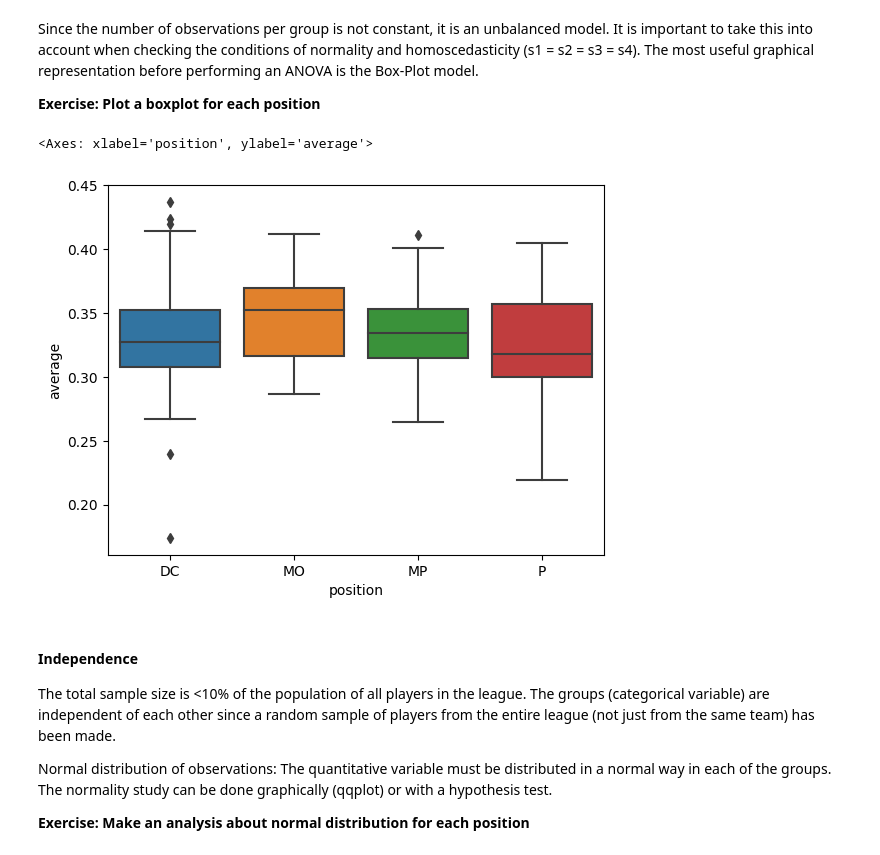
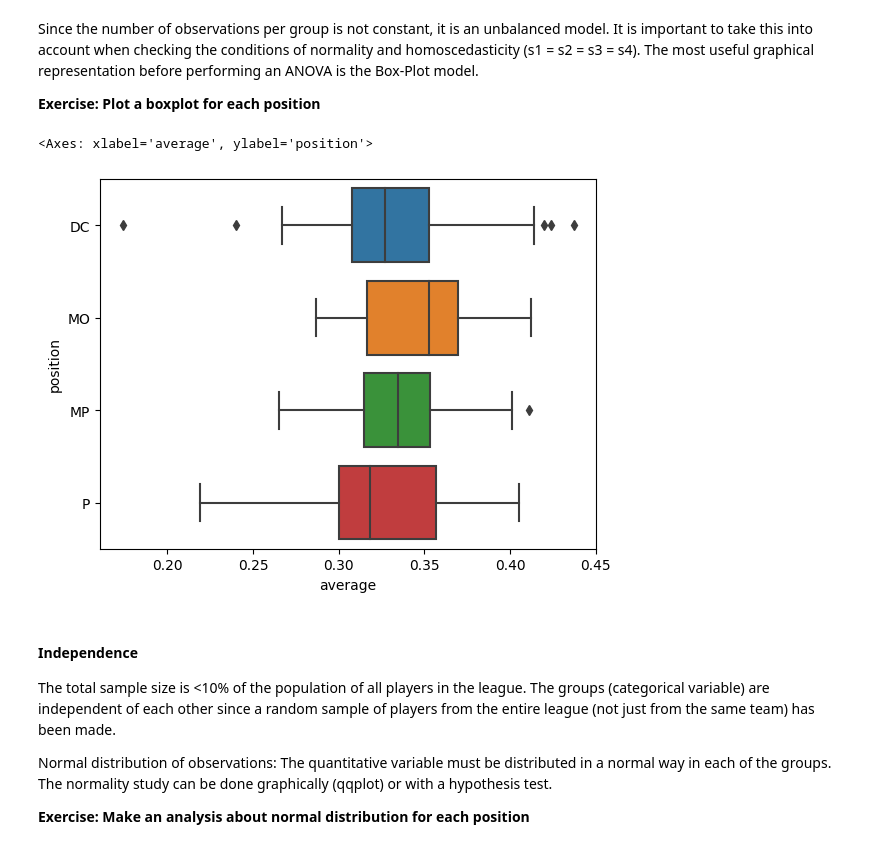
Before and after one commit to 4GeeksAcademy/gustavolima-hypothesis-testing-exercises-project-with-python, a Jupyter notebook: notebook/problems.ipynb, the cells around one changed output. Saved outputs shown, nothing was run; the diff lists cells and outputs as text; code cells hidden in the pictures.

```diff
--- a/notebook/problems.ipynb
+++ b/notebook/problems.ipynb
@@ -100,11 +79,11 @@ Since the number of observations per group is not constant, it is an unbalanced
 # %%
 # Import seaborn
 import seaborn as sns
 
-sns.boxplot(x=df['position'], y=df['average'])
+sns.boxplot(y=df['position'], x=df['average'])
 # %% [output]
-<Axes: xlabel='position', ylabel='average'>
+<Axes: xlabel='average', ylabel='position'>
-[figure, old version]
+[figure, new version]
 # %% [markdown]
 #### Independence
 
```
Also changed, not shown: parts of 5 cells of this notebook.
